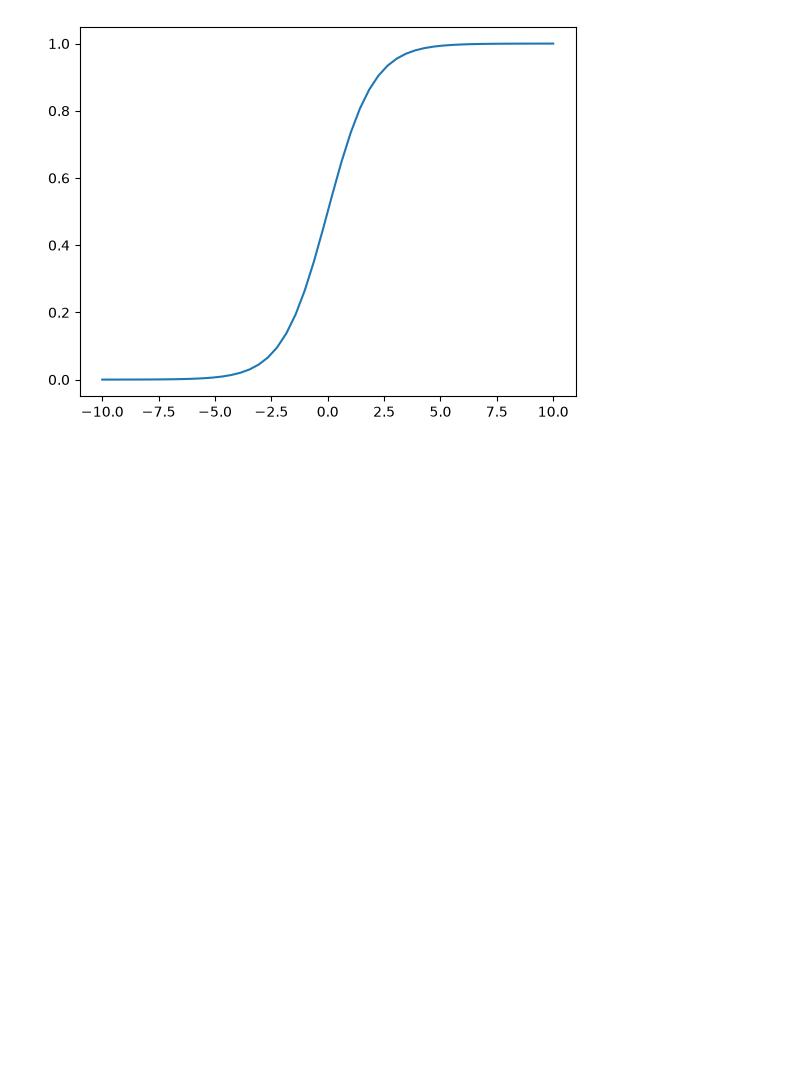
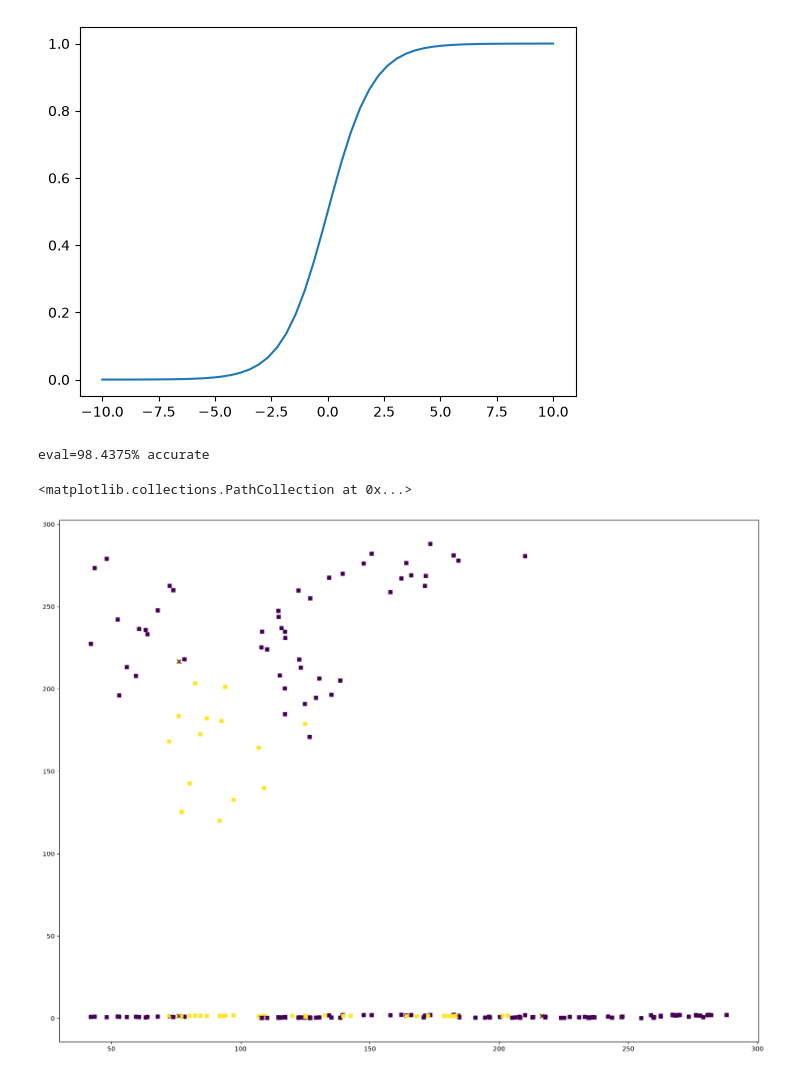
Before and after one commit to Pachiderms/bootcamp_ml, a Jupyter notebook: notebooks/notebook_module08.ipynb, the cells around one changed output. Saved outputs shown, nothing was run; the diff lists cells and outputs as text; code cells hidden in the pictures; blank space fills up the shorter version.

Commit message:
training

```diff
--- a/notebooks/notebook_module08.ipynb
+++ b/notebooks/notebook_module08.ipynb
@@ -145,0 +148,48 @@ assert np.allclose(mylr.loss_(Y, y_hat2), np.array([[1.4779126923052268]]))
+# %%
+from src.data_spliter import data_spliter
+from src.standardization import minmax
+
+df1 = pd.read_csv("../attachments/solar_system_census.csv")
+df2 = pd.read_csv("../attachments/solar_system_census_planets.csv")
+
+df = pd.concat([df1, df2['Origin']], axis=1)
+
+# df.info()
+X = np.array(df.iloc[:, 1:4])
+Y = np.array(df.iloc[:, 4]).reshape(-1, 1)
+Y[Y != 1] = 0.0
+
+(x_train, x_test, y_train, y_test) = data_spliter(X, Y, 0.8)
+train_min = x_train.min(axis=0)
+train_max = x_train.max(axis=0)
+
+x_train_norm = (x_train - train_min) / (train_max - train_min)
+x_test_norm = (x_test - train_min) / (train_max - train_min)
+
+my_log_reg = MyLR(thetas=np.ones((x_train.shape[1] + 1, 1)), alpha=1e-1, max_iter=50000).fit_(x_train_norm, y_train)
+
+y_hat = my_log_reg.predict_(x_test_norm)
+y_hat[y_hat >= .6] = 1.0
+y_hat[y_hat < .6] = 0.0
+
+match = y_test == y_hat
+print(f"eval={np.sum(match) * 100 / len(y_test)}% accurate")
+
+weight = x_test[:, 0]
+height = x_test[:, 1]
+bone_density = x_test[:, 2]
+
+plt.figure(figsize=(20, 15))
+
+plt.scatter(weight, height, c=y_test)
+plt.scatter(weight, height, c=y_hat, marker ='x', s=40)
+
+plt.scatter(weight, bone_density, c=y_test)
+plt.scatter(weight, bone_density, c=y_hat, marker='x', s=40)
+
+plt.scatter(height, bone_density, c=y_test)
+plt.scatter(height, bone_density, c=y_hat, marker='x', s=40)
+# %% [output]
+eval=98.4375% accurate
+<matplotlib.collections.PathCollection at 0x...>
+[figure, added]
```
Also changed, not shown: parts of 3 cells of this notebook, 13 other files.
